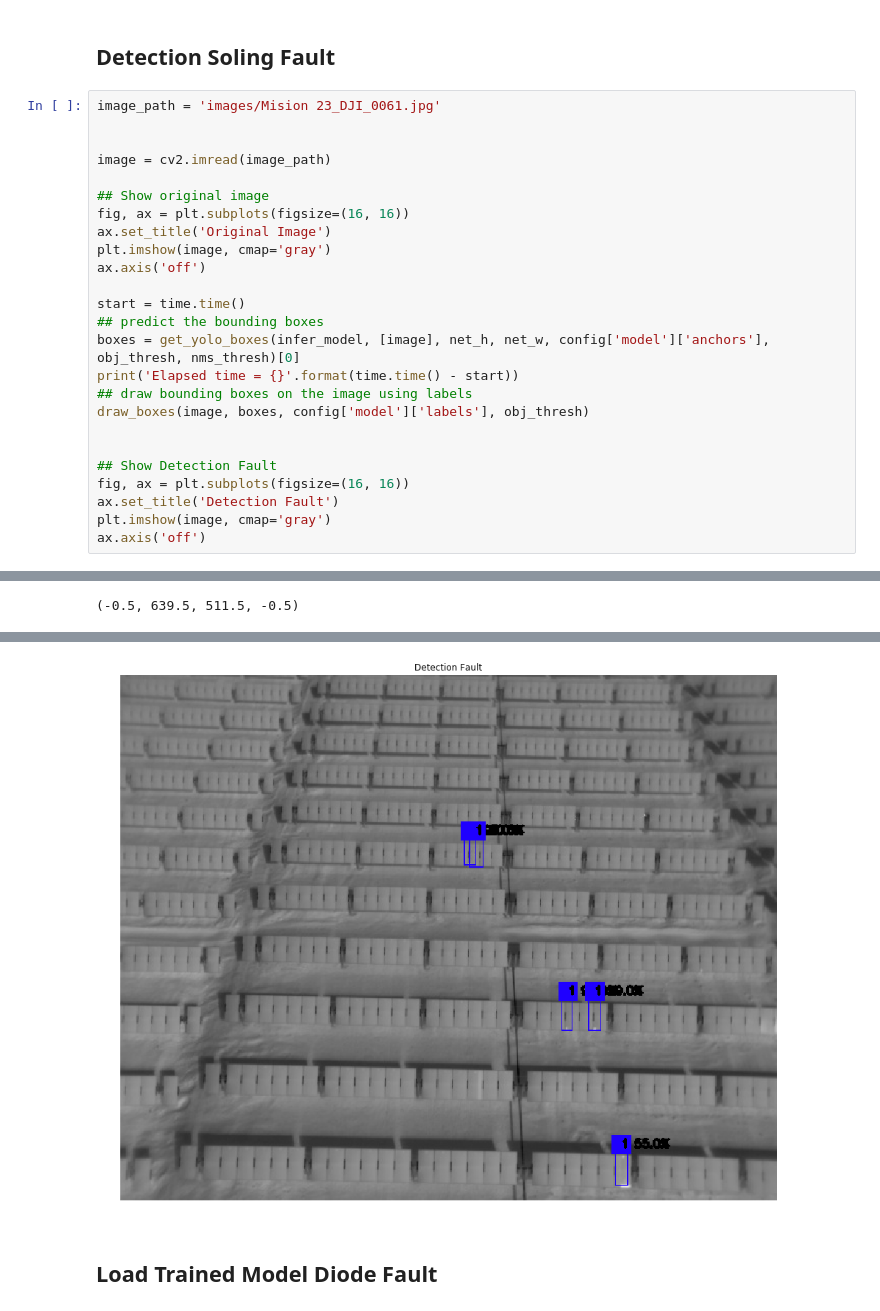
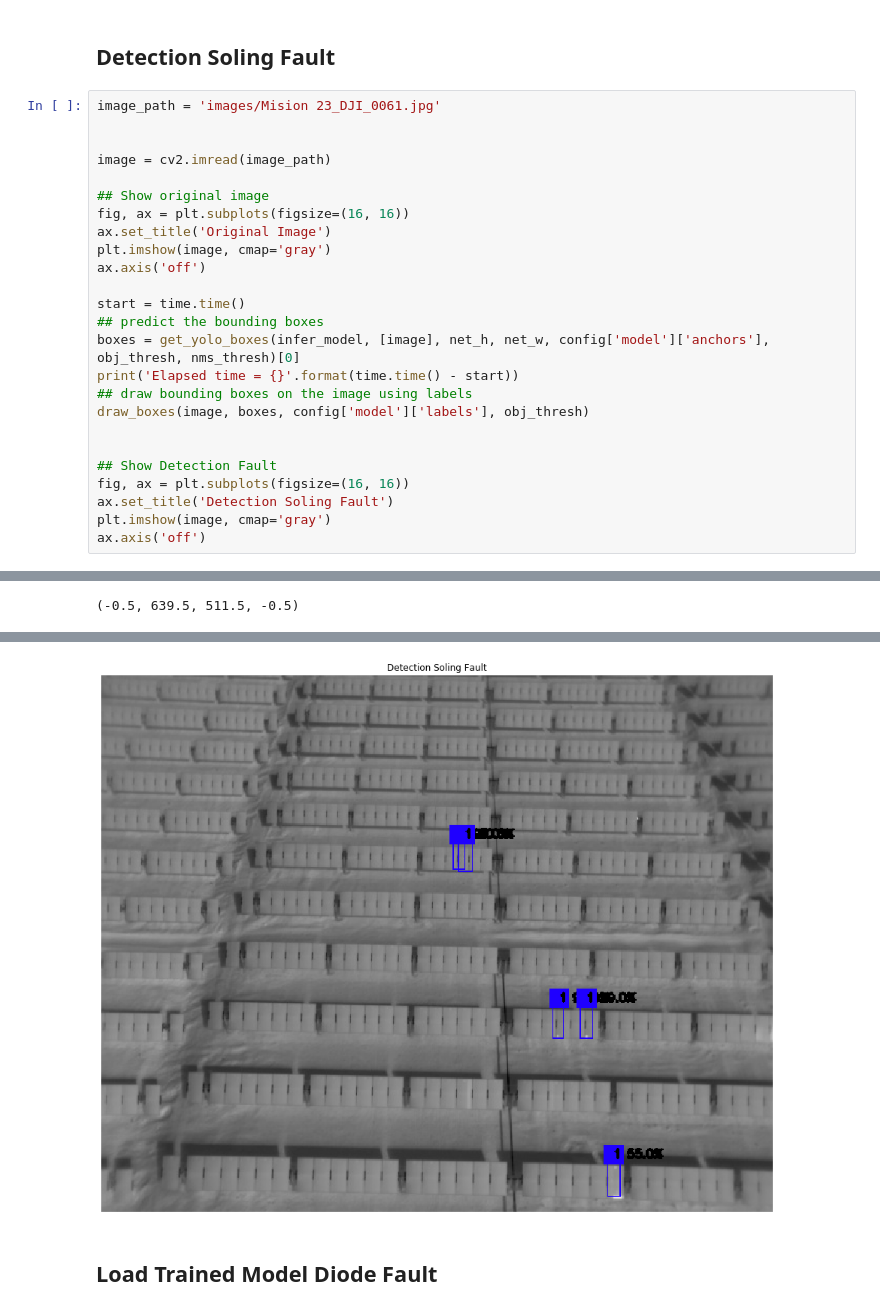
Before and after one commit to RentadroneCL/Photovoltaic_Fault_Detector, a Jupyter notebook: Example_prediction.ipynb, the cells around one changed output, grey strips where cells are left out. Saved outputs shown, nothing was run; the diff lists cells and outputs as text.

```diff
--- a/Example_prediction.ipynb
+++ b/Example_prediction.ipynb
@@ -62,7 +64,7 @@ draw_boxes(image, boxes, config['model']['labels'], obj_thresh)
 
 ## Show Detection Fault
 fig, ax = plt.subplots(figsize=(16, 16))
-ax.set_title('Detection Fault')
+ax.set_title('Detection Soling Fault')
 plt.imshow(image, cmap='gray')
 ax.axis('off')
 # %% [output]
@@ -72,4 +74,4 @@ Elapsed time = 3.9897632598876953
-[figure, old version]
+[figure, new version]
 # %% [markdown]
 ## Load Trained Model Diode Fault
 # %%
```
Also changed, not shown: parts of 14 cells of this notebook, 35 other files.
